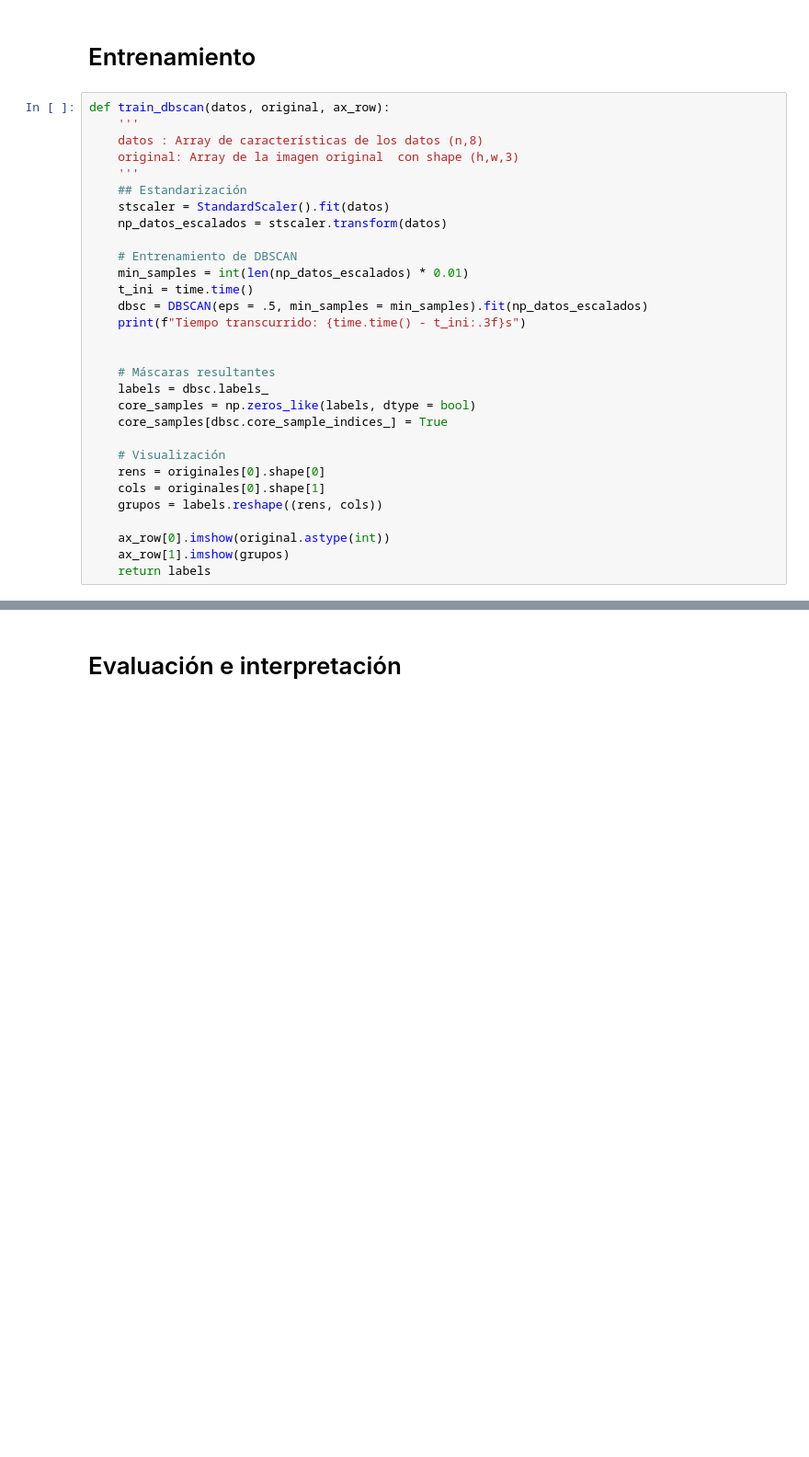
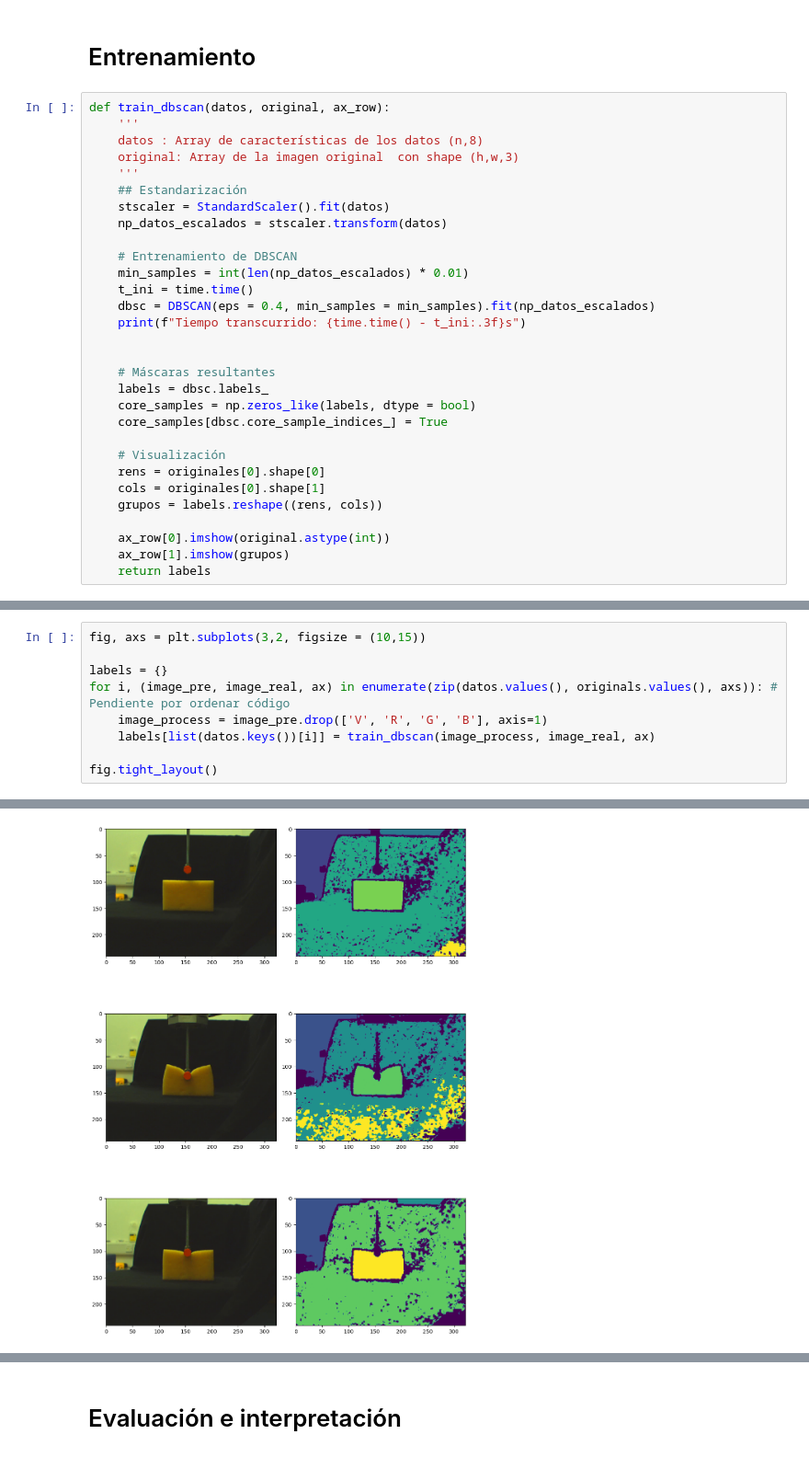
Before and after one commit to JafetMoon/dia-mod9-unsupervised-learning, a Jupyter notebook: 2. Reto de agrupación.ipynb, the cells around one changed output, grey strips where cells are left out. Shown at 92% size. Saved outputs shown, nothing was run; the diff lists cells and outputs as text; blank space fills up the shorter version.

```diff
--- a/2. Reto de agrupación.ipynb
+++ b/2. Reto de agrupación.ipynb
@@ -59,7 +59,7 @@ def train_dbscan(datos, original, ax_row):
     # Entrenamiento de DBSCAN
     min_samples = int(len(np_datos_escalados) * 0.01)
     t_ini = time.time()
-    dbsc = DBSCAN(eps = .5, min_samples = min_samples).fit(np_datos_escalados)
+    dbsc = DBSCAN(eps = 0.4, min_samples = min_samples).fit(np_datos_escalados)
     print(f"Tiempo transcurrido: {time.time() - t_ini:.3f}s")
 
 
@@ -78,0 +81,10 @@ def train_dbscan(datos, original, ax_row):
+# %%
+fig, axs = plt.subplots(3,2, figsize = (10,15))
+
+labels = {}
+for i, (image_pre, image_real, ax) in enumerate(zip(datos.values(), originals.values(), axs)): # Pendiente por ordenar código
+    image_process = image_pre.drop(['V', 'R', 'G', 'B'], axis=1)
+    labels[list(datos.keys())[i]] = train_dbscan(image_process, image_real, ax)
+
+fig.tight_layout()
+# %% [output]
@@ -78,0 +94 @@ def train_dbscan(datos, original, ax_row):
+[figure, added]
```
Also changed, not shown: parts of 9 cells of this notebook.
